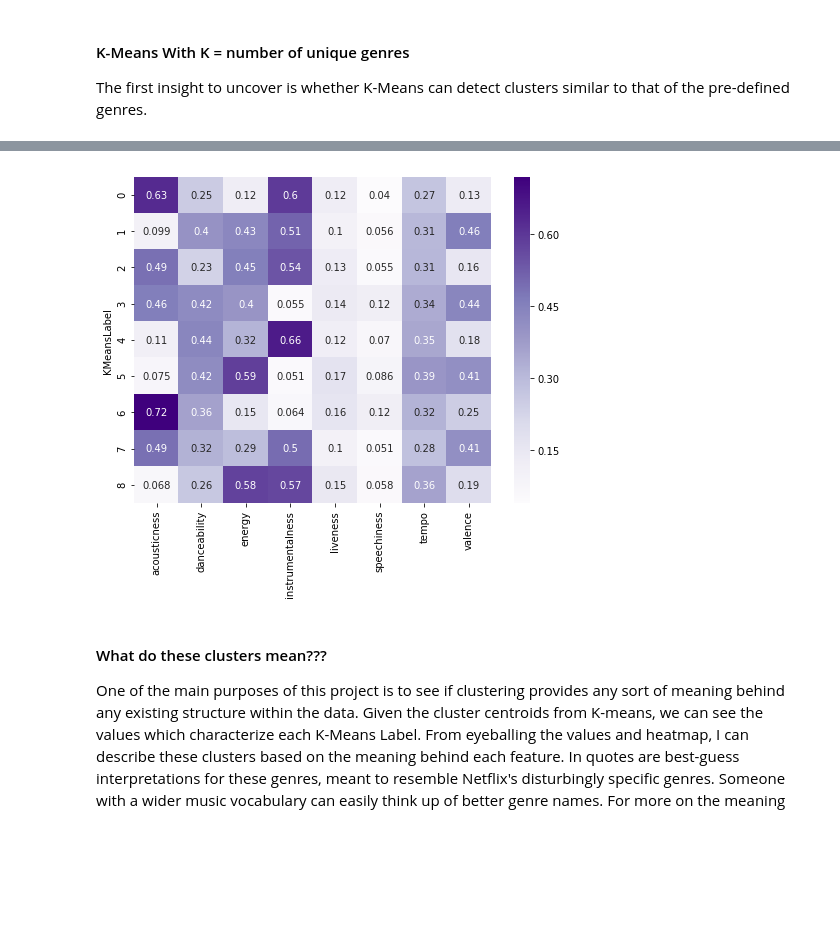
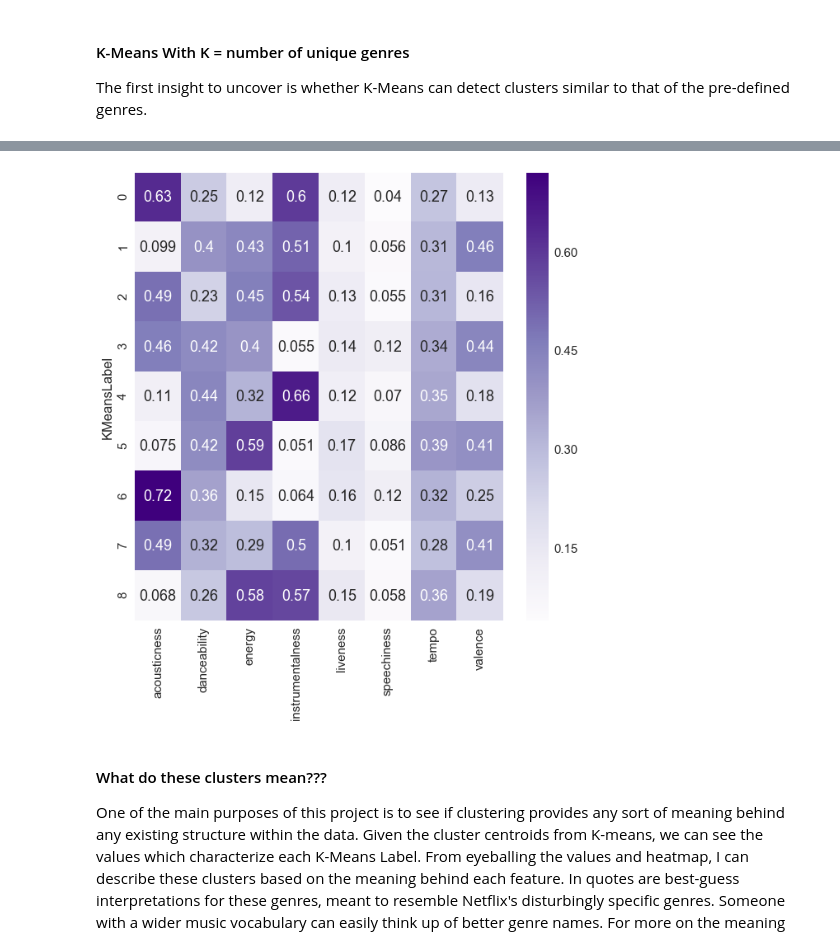
Before and after one commit to victoreram/Springboard-Data-Science, a Jupyter notebook: GenreClustering/GenreClustering.ipynb, the cells around one changed output, grey strips where cells are left out. Drawn from its saved outputs; the diff is of its cells as text; code cells hidden in the pictures; blank space fills up the shorter version.

Commit message:
Improved plots

```diff
--- a/GenreClustering/GenreClustering.ipynb
+++ b/GenreClustering/GenreClustering.ipynb
@@ -242,16 +244,17 @@ clusters
 | 7 | KM7 | 0.489819 | 0.322833 | 0.292203 | 0.498412 | 0.103277 | 0.051324 | 0.282299 | ... |
 | 8 | KM8 | 0.067732 | 0.264845 | 0.580211 | 0.571184 | 0.147510 | 0.057937 | 0.358770 | ... |
 # %%
-plt.figure(figsize=(8,6))
+plt.figure(figsize=(10,10))
+sns.set(font_scale=1.5)
 sns.heatmap(
     data=clusters.loc[clusters.method=='KMeans', audio_cols],
     cmap='Purples',
     annot=True
 )
 plt.ylabel("KMeansLabel")
-plt.savefig('Rock_heatmap.png')
+plt.savefig('heatmap_all.png')
 # %% [output]
-[figure, old version]
+[figure, new version]
 # %% [markdown]
 #### What do these clusters mean???
 One of the main purposes of this project is to see if clustering provides any sort of meaning behind any existing structure within the data. Given the cluster centroids from K-means, we can see the values which characterize each K-Means Label. From eyeballing the values and heatmap, I can describe these clusters based on the meaning behind each feature. In quotes are best-guess interpretations for these genres, meant to resemble Netflix's disturbingly specific genres. Someone with a wider music vocabulary can easily think up of better genre names. For more on the meaning behind each feature, see [Spotify's API](https://developer.spotify.com/web-api/get-audio-features/)
```
Also changed, not shown: parts of 16 cells of this notebook, 15 other files.
